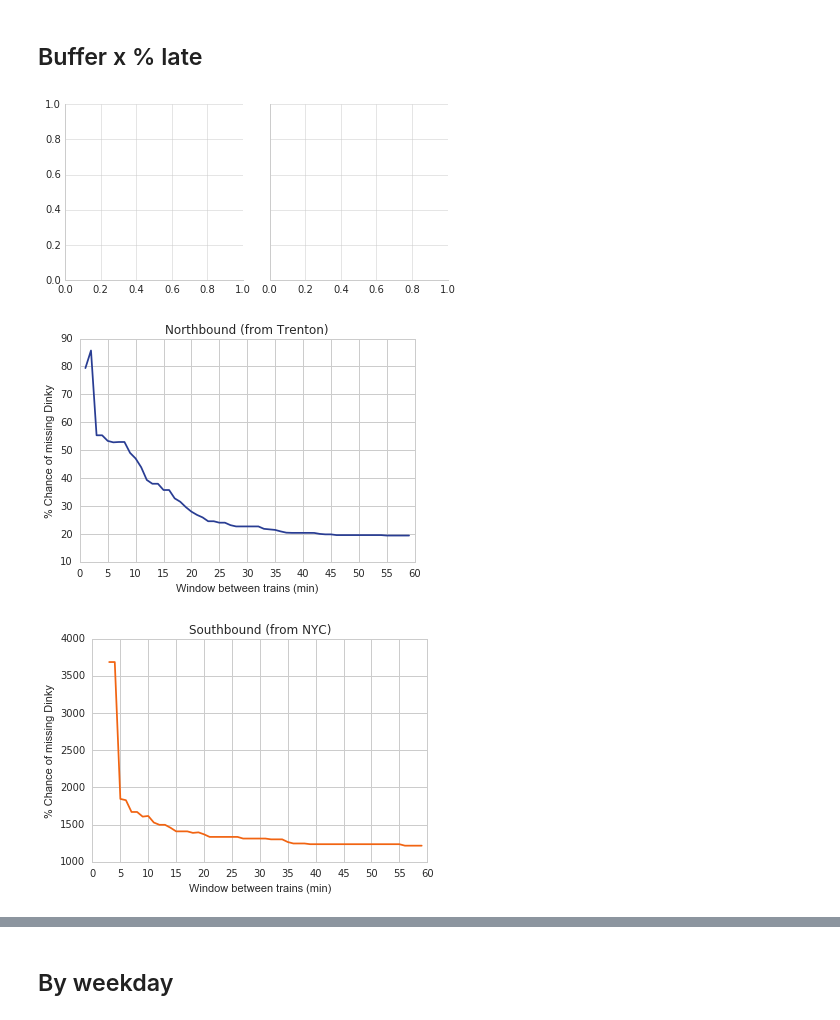
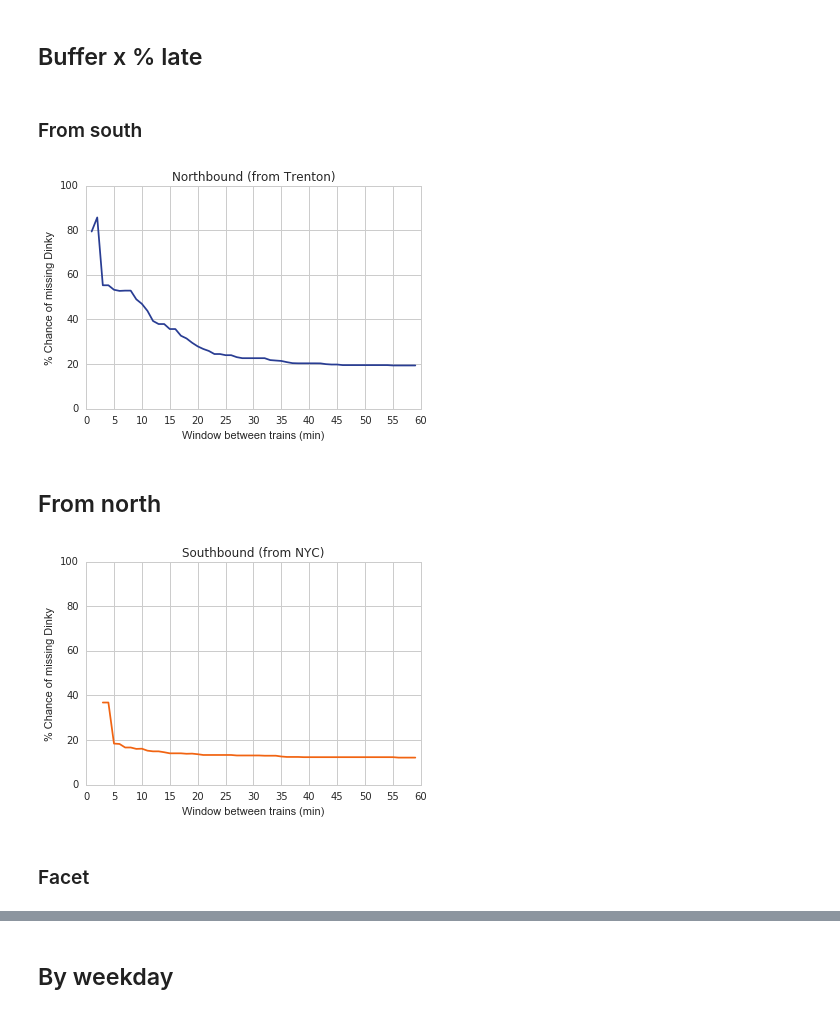
Before and after one commit to pranavbadami/njtransit, a Jupyter notebook: notebooks/analysis/dinky.ipynb, the cells around one changed output, grey strips where cells are left out. Cells and saved outputs as stored; diff of their text form; code cells hidden in the pictures.

```diff
--- a/notebooks/analysis/dinky.ipynb
+++ b/notebooks/analysis/dinky.ipynb
@@ -1124,7 +1128,3 @@ plot = sns.barplot(data = overall_miss_dinky, x = "Direction", y ="% Chance of M
 plot.figure.savefig("../../plots/overall_miss_dinky.png")
 # %% [markdown]
 ## Buffer x % late
-# %%
-g = sns.FacetGrid(inbound_dinky, col = "from_trenton")
-# %% [output]
-[figure, removed]
@@ -1131,13 +1133,18 @@ g = sns.FacetGrid(inbound_dinky, col = "from_trenton")
+# %% [markdown]
+### From south
 # %%
 from_south_late_chance = [x*100 for x in from_south_late_chance]
 # %%
 plt.plot(pd.DataFrame(from_south_late_chance)[1:], color = "#293D93")
 plt.title("Northbound (from Trenton)")
 plt.xlabel("Window between trains (min)")
 plt.ylabel("% Chance of missing Dinky")
+plt.ylim(0, 100)
 plt.xticks(arange(0, 60+1, 5))
 plt.savefig("../../plots/northbound_buffer_late.png")
 # %% [output]
-[figure, old version]
+[figure, new version]
+# %% [markdown]
+## From north
 # %%
 from_north_late_chance = [x*100 for x in from_north_late_chance]
@@ -1148,7 +1153,10 @@ plt.plot(pd.DataFrame(from_north_late_chance)[1:], color = "#F16412")
 plt.title("Southbound (from NYC)")
 plt.xlabel("Window between trains (min)")
 plt.ylabel("% Chance of missing Dinky")
+plt.ylim(0, 100)
 plt.xticks(arange(0, 60+1, 5))
 plt.savefig("../../plots/southbound_buffer_late.png")
 # %% [output]
-[figure, old version]
+[figure, new version]
+# %% [markdown]
+### Facet
```
Also changed, not shown: parts of 20 cells of this notebook.
